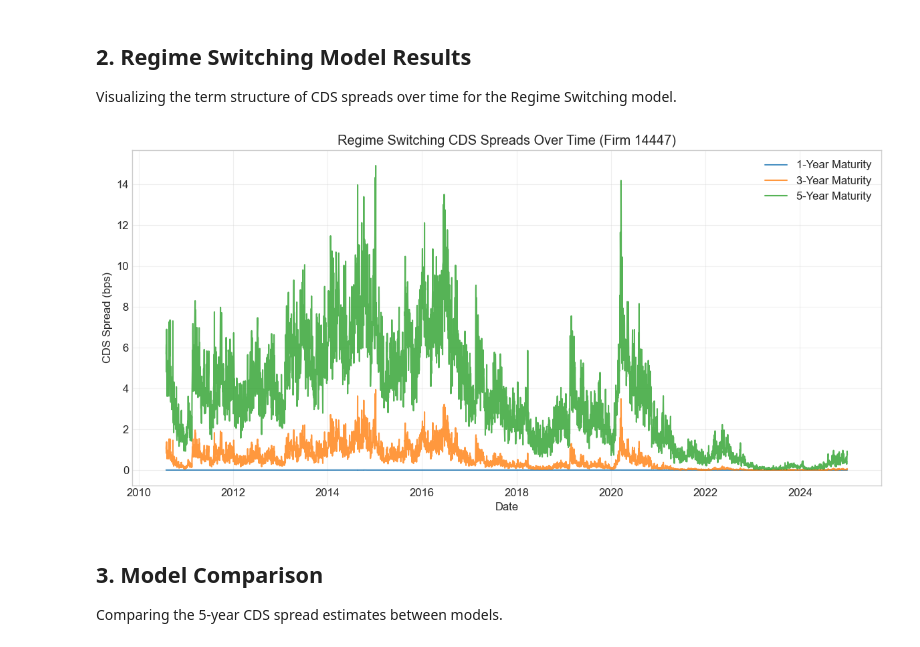
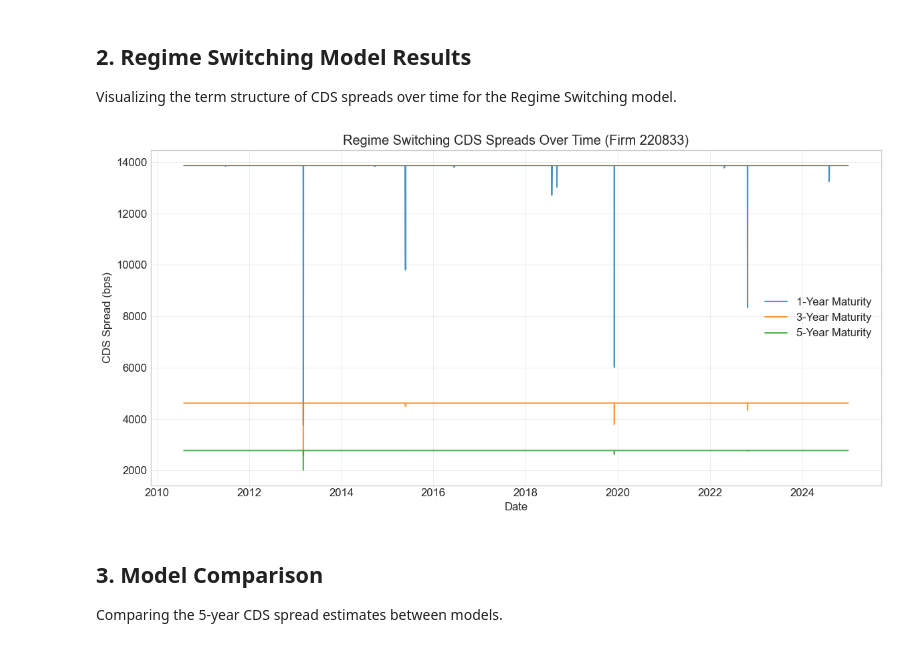
Before and after one commit to ChaseW3/Seminar-QF, a Jupyter notebook: Seminar QF/notebooks/visualize_results.ipynb, the cells around one changed output. Saved outputs shown, nothing was run; the diff lists cells and outputs as text; code cells hidden in the pictures.

Commit message:
Revert "Slow regime changing fix"
This reverts commit 57ae78b975ee8e8b97344eb84a7a65cbb633c577.

```diff
--- a/Seminar QF/notebooks/visualize_results.ipynb
+++ b/Seminar QF/notebooks/visualize_results.ipynb
@@ -272,9 +75,9 @@ plotter.plot_spreads_over_time('GARCH', gvkey=220833, maturities=[1, 3, 5])
 ## 2. Regime Switching Model Results
 Visualizing the term structure of CDS spreads over time for the Regime Switching model.
 # %%
-plotter.plot_spreads_over_time('Regime Switching', gvkey=14447, maturities=[1, 3, 5])
+plotter.plot_spreads_over_time('Regime Switching', gvkey=220833, maturities=[1, 3, 5])
 # %% [output]
-[figure, old version]
+[figure, new version]
 # %% [markdown]
 ## 3. Model Comparison
 Comparing the 5-year CDS spread estimates between models.
```
Also changed, not shown: parts of 23 cells of this notebook, 9 other files.
